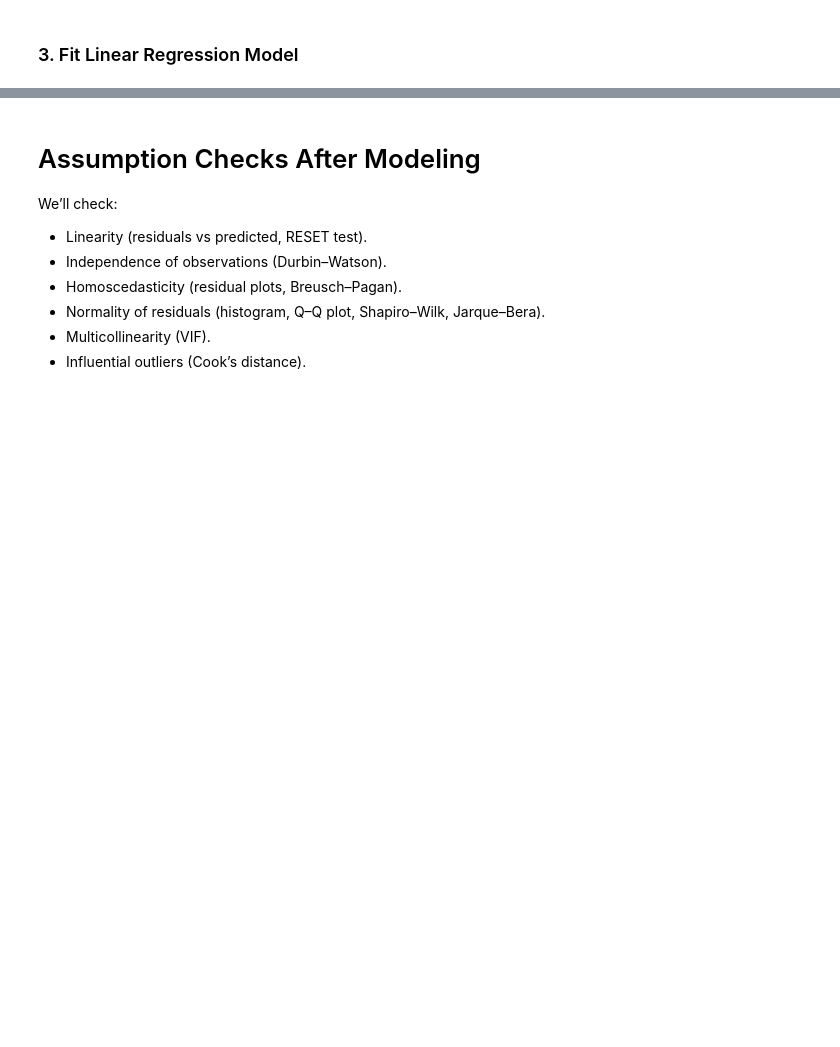
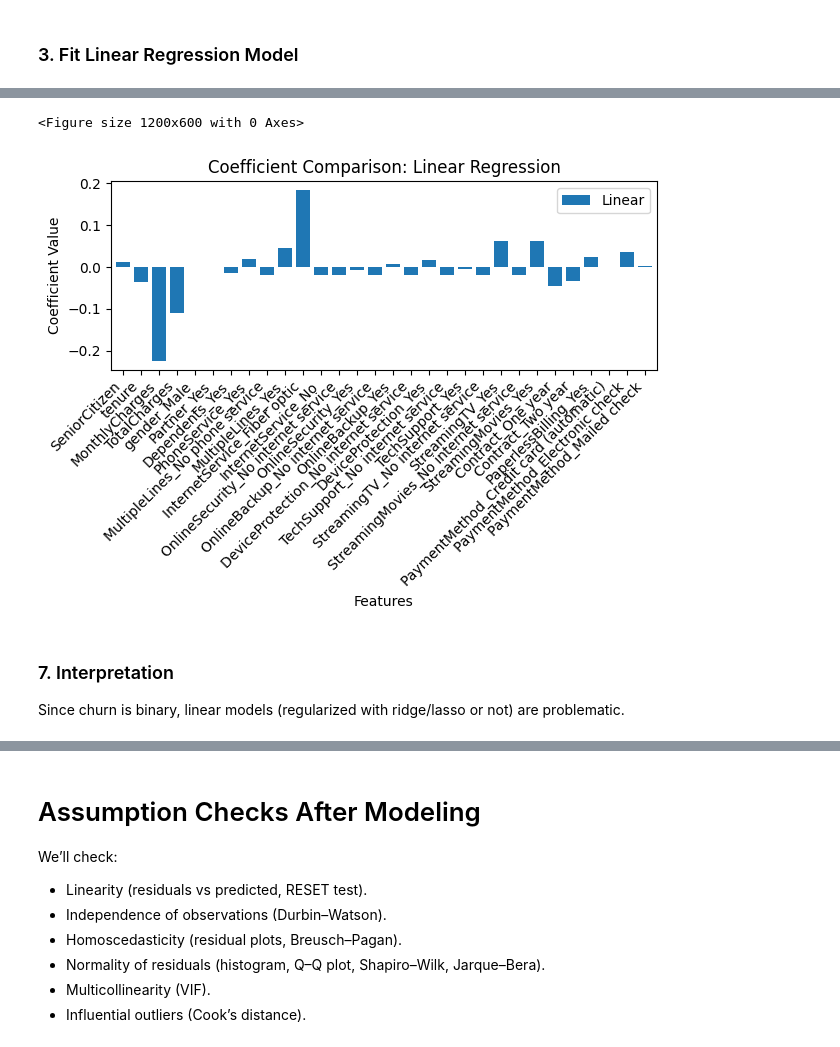
Before and after one commit to catebarry/xai-assignments, a Jupyter notebook: assignments/assignment-1.ipynb, the cells around one changed output, grey strips where cells are left out. Saved outputs shown, nothing was run; the diff lists cells and outputs as text; code cells hidden in the pictures; blank space fills up the shorter version.

```diff
--- a/assignments/assignment-1.ipynb
+++ b/assignments/assignment-1.ipynb
@@ -414,0 +532,25 @@ Treat churn as a binary variable and build a logistic regression model to predic
+# %%
+# Coefficient Comparison Plot
+def plot_coefficients(lr_model):
+    coef_df = pd.DataFrame({
+        'Linear': lr_model.coef_,
+    }, index=X.columns)
+
+    plt.figure(figsize=(12, 6))
+    coef_df.plot(kind='bar', width=0.8)
+    plt.title('Coefficient Comparison: Linear Regression')
+    plt.xlabel('Features')
+    plt.ylabel('Coefficient Value')
+    plt.legend(loc='best')
+    plt.xticks(rotation=45, ha='right')
+    plt.tight_layout()
+    plt.show()
+
+plot_coefficients(lr_model)
+# %% [output]
+<Figure size 1200x600 with 0 Axes>
+[figure, added]
+# %% [markdown]
+### 7. Interpretation
+
+Since churn is binary, linear models (regularized with ridge/lasso or not) are problematic.
```
Also changed, not shown: parts of 45 cells of this notebook.
